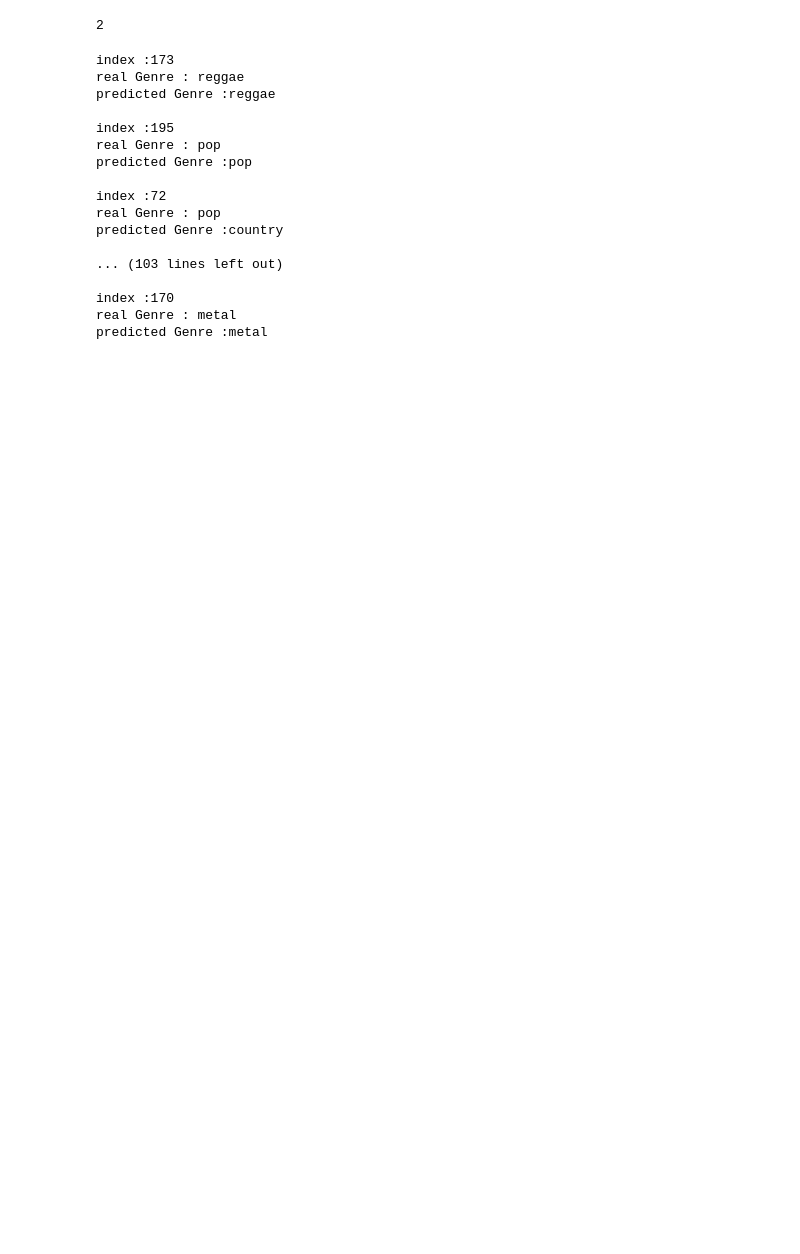
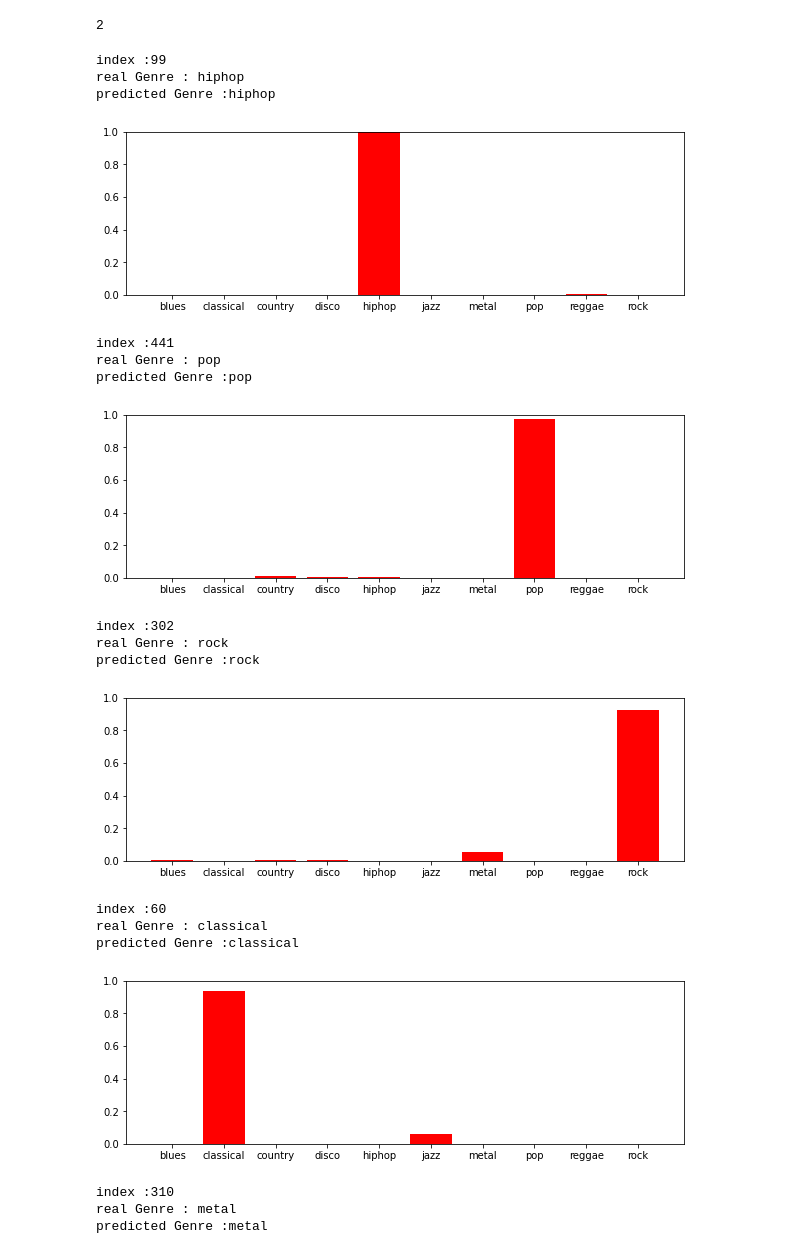
Before and after one commit to Ritik-2245/Music-Genre-Classification-using-CNN, a Jupyter notebook: src/creating_cnn_model.ipynb, the cells around one changed output. Saved outputs shown, nothing was run; the diff lists cells and outputs as text; code cells hidden in the pictures; blank space fills up the shorter version.

```diff
--- a/src/creating_cnn_model.ipynb
+++ b/src/creating_cnn_model.ipynb
@@ -283,32 +278,38 @@ Y_predi[0]
 # %%
 correct=0
 wrong=0
-for _ in range(30):
+for i in range(30):
   a=random.randint(0,len(cnn_x_test)-1)
   sample=cnn_x_test[a].reshape(1,cnn_x_test.shape[1],cnn_x_test.shape[2],1)
   print("\nindex :{}\nreal Genre : {}".format(a,music_genres[cnn_y_test[a][0]]))
   prediction=model.predict(sample)
   index=np.argmax(prediction,axis=1)
   print("predicted Genre :{}".format(music_genres[index[0]]))
+  plt.figure(figsize=(10,3))
+  plt.bar(music_genres,prediction[0],color="r")
+  plt.ylim(0,1)
+  plt.show()
   if cnn_y_test[a][0]==index[0]:
     correct+=1
   else:
     wrong+=1
 # %% [output]
-index :173
-real Genre : reggae
-predicted Genre :reggae
-
-index :195
-real Genre : pop
-predicted Genre :pop
-
-index :72
-real Genre : pop
-predicted Genre :country
-
-... (103 lines left out)
-
-index :170
-real Genre : metal
-predicted Genre :metal
+index :99
+real Genre : hiphop
+predicted Genre :hiphop
+[figure, added]
+index :441
+real Genre : pop
+predicted Genre :pop
+[figure, added]
+index :302
+real Genre : rock
+predicted Genre :rock
+[figure, added]
+index :60
+real Genre : classical
+predicted Genre :classical
+[figure, added]
+index :310
+real Genre : metal
+predicted Genre :metal
```
Also changed, not shown: parts of 22 cells of this notebook, 2 other files.
